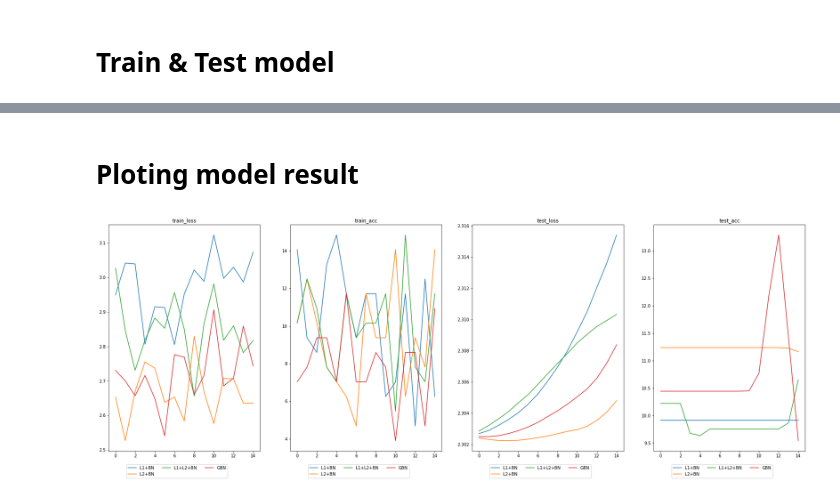
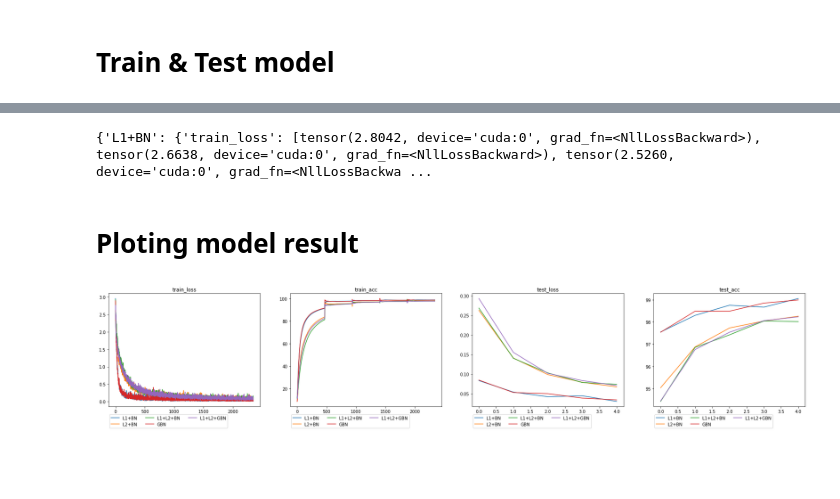
Before and after one commit to prachi735/EVA5, a Jupyter notebook: session6/EVA5_S6.ipynb, the cells around one changed output, grey strips where cells are left out. Saved outputs shown, nothing was run; the diff lists cells and outputs as text; code cells hidden in the pictures; blank space fills up the shorter version.

```diff
--- a/session6/EVA5_S6.ipynb
+++ b/session6/EVA5_S6.ipynb
@@ -279,9 +278,0 @@ class Net(nn.Module):
-# %%
-!pip install torchsummary
-from torchsummary import summary
-
-use_cuda = torch.cuda.is_available()
-device = torch.device("cuda" if use_cuda else "cpu")
-print(device)
-model = Net().to(device)
-summary(model, input_size=(1,28,28))
@@ -416,0 +368,15 @@ def run_model(optimiser, l1_loss_flag = False):
+# %%
+  is_l1_loss = False
+  is_gbn = False
+  gbn_splits = 2
+
+  data = {}
+  use_cuda = torch.cuda.is_available()
+  device = torch.device("cuda" if use_cuda else "cpu")
+
+  model = Net(is_gbn,gbn_splits).to(device)
+  #print(summary(model, input_size=(1,28,28)))
+
+  optimizer = optim.SGD(model.parameters(), lr= 0.01, momentum=0.9)
+  EPOCHS =
+  data['basic'] = run_model(model,device,optimizer, EPOCHS, is_l1_loss, is_gbn, gbn_splits)
@@ -418,19 +387,27 @@ def run_model(optimiser, l1_loss_flag = False):
 check_cond = ["L1+BN", "L2+BN", "L1+L2+BN","GBN","L1+L2+GBN"]
 l1_loss_flag = False
 GBN_loss_flag = False
+EPOCHS = 5
 data = {}
 for chck in check_cond:
+  print("\nModel Running for:",chck)
+  is_l1_loss = "L1" in chck
+  is_gbn = "GBN" in chck
+  gbn_splits = 2
+
+  use_cuda = torch.cuda.is_available()
+  device = torch.device("cuda" if use_cuda else "cpu")
+
+  model = Net(is_gbn,gbn_splits).to(device)
+  print(summary(model, input_size=(1,28,28)))
+
   if chck in [ "L2+BN", "L1+L2+BN","L1+L2+GBN"]:
     optimizer = optim.SGD(model.parameters(), lr= 0.01, momentum=0, weight_decay=0,nesterov=False)
   else:
     optimizer = optim.SGD(model.parameters(), lr= 0.01, momentum=0.9)
 
-  l1_loss_flag = "L1" in chck
-  GBN_loss_flag = "GBN" in chck
-
-  print("\nModel Running for:",chck)
   print("L1_Flag",l1_loss_flag)
   print("GBN_Flag",GBN_loss_flag)
-  data[chck] = run_model(optimizer,l1_loss_flag)
+  data[chck] = run_model(model,device,optimizer,EPOCHS, is_l1_loss, is_gbn, gbn_splits)
 # %% [output]
 Model Running for: L1+BN
@@ -474,16 +492,20 @@ EPOCH: 12
+# %%
+print(data)
+# %% [output]
+{'L1+BN': {'train_loss': [tensor(2.8042, device='cuda:0', grad_fn=<NllLossBackward>), tensor(2.6638, device='cuda:0', grad_fn=<NllLossBackward>), tensor(2.5260, device='cuda:0', grad_fn=<NllLossBackwa ...
 # %% [markdown]
 # Ploting model result
 # %%
-fig, axs = plt.subplots(1,4,figsize=(30,10))
+fig, axs = plt.subplots(1,4,figsize=(30,5))
 axs_pos = {'train_loss':(0),
 'train_acc':(1),
 'test_loss':(2),
 'test_acc':(3)}
 for d in data:
   for i in data[d]:
     ax = axs[axs_pos[i]]
     ax.plot(data[d][i],label=d)
     ax.legend(bbox_to_anchor=(.8, -.05),ncol=3)#,#bbox_transform=ax.transAxes)
     ax.set_title(i)
 # %% [output]
-[figure, old version]
+[figure, new version]
```
Also changed, not shown: parts of 11 cells of this notebook.
